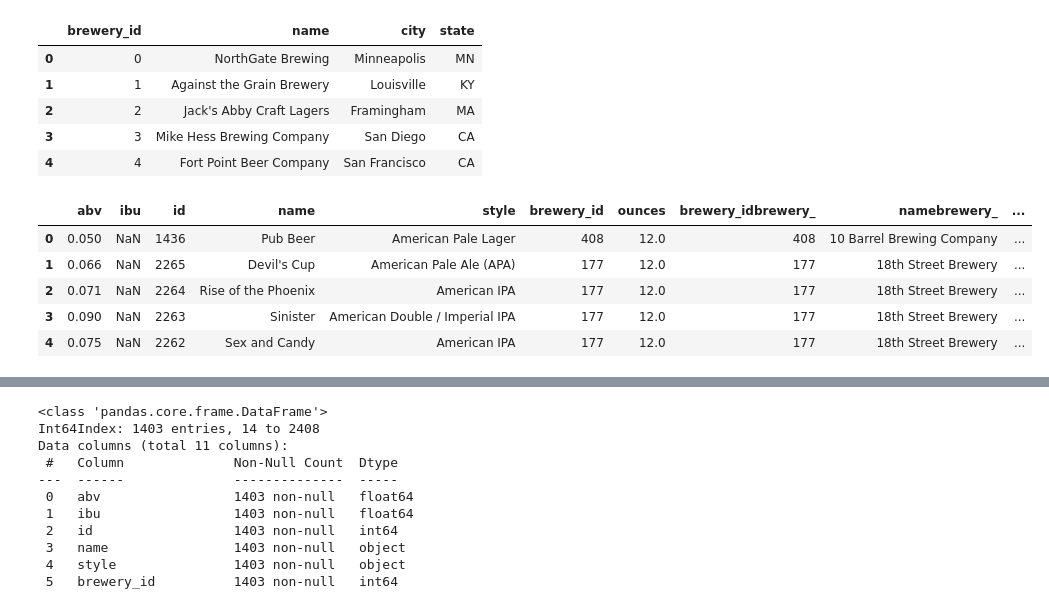
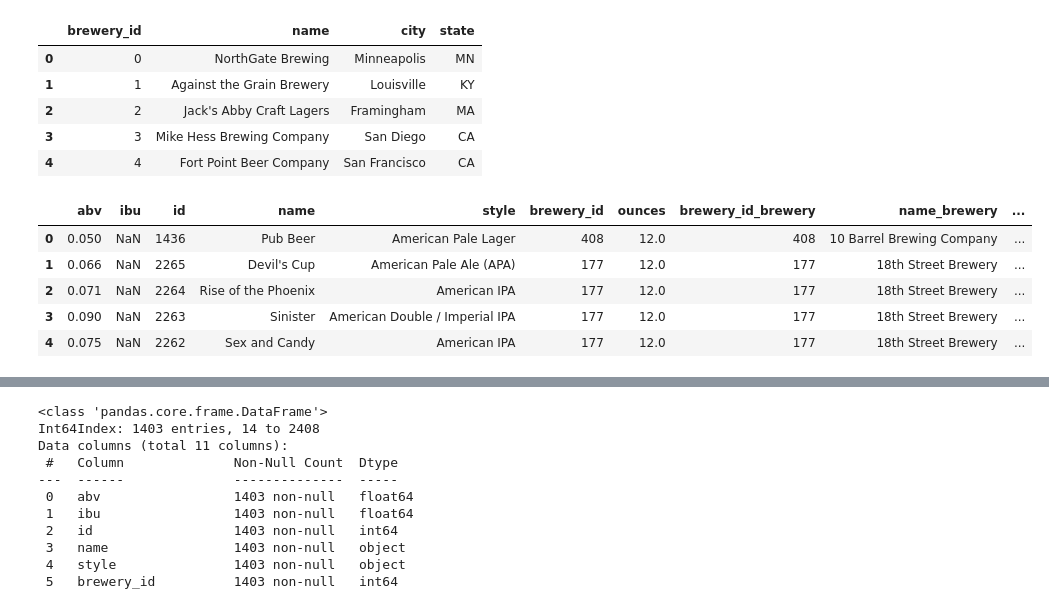
Before and after one commit to niklasax/Beer_Analytics, a Jupyter notebook: data_cleaning/data_cleaning.ipynb, the cells around one changed output, grey strips where cells are left out. Saved outputs shown, nothing was run; the diff lists cells and outputs as text; code cells hidden in the pictures.

Commit message:
updated cleaning notebook with further clenaing steps for duplicates and reading in data

```diff
--- a/data_cleaning/data_cleaning.ipynb
+++ b/data_cleaning/data_cleaning.ipynb
@@ -24,0 +4,12 @@ brewery_df.head()
+# %%
+# assign link to beer and brewery data
+beer_url_data = 'https://raw.githubusercontent.com/niklasax/Final_Project/main/CSV_Files/beers.csv'
+brewery_data_url = 'https://raw.githubusercontent.com/niklasax/Final_Project/main/CSV_Files/breweries.csv'
+
+# read in data into dataframes
+beers_df = pd.read_csv(beer_url_data)
+brewerys_df = pd.read_csv(brewery_data_url)
+
+#review dataframe structures
+beers_df.head()
+brewerys_df.head()
@@ -26,10 +30,10 @@ brewery_df.head()
 #drop column
 beers_df.drop('Unnamed: 0', axis=1, inplace=True)
 # %%
-#renme column
-brewery_df.columns[0]
-brewery_df.rename({'Unnamed: 0':'brewery_id'},axis=1, inplace=True)
-brewery_df.head()
+#renme column meant to be the id
+brewerys_df.columns[0]
+brewerys_df.rename({'Unnamed: 0':'brewery_id'},axis=1, inplace=True)
+brewerys_df.head()
 # %% [output]
 'Unnamed: 0'
 |  | brewery_id | name | city | state |
@@ -39,13 +43,13 @@ brewery_df.head()
 | 3 | 3 | Mike Hess Brewing Company | San Diego | CA |
 | 4 | 4 | Fort Point Beer Company | San Francisco | CA |
 # %%
-#merge columns
-merged_df = beers_df.join(brewery_df, how='left',on='brewery_id', rsuffix='brewery_')
+#merge dataframes using brewery_id column
+beer_merged_df = beers_df.join(brewerys_df, how='left',on='brewery_id', rsuffix='_brewery')
 # %%
-#review
-merged_df.head()
+#review merged dataframe
+beer_merged_df.head()
 # %% [output]
-|  | abv | ibu | id | name | style | brewery_id | ounces | brewery_idbrewery_ | namebrewery_ | ... |
+|  | abv | ibu | id | name | style | brewery_id | ounces | brewery_id_brewery | name_brewery | ... |
 | 0 | 0.050 | NaN | 1436 | Pub Beer | American Pale Lager | 408 | 12.0 | 408 | 10 Barrel Brewing Company | ... |
 | 1 | 0.066 | NaN | 2265 | Devil's Cup | American Pale Ale (APA) | 177 | 12.0 | 177 | 18th Street Brewery | ... |
 | 2 | 0.071 | NaN | 2264 | Rise of the Phoenix | American IPA | 177 | 12.0 | 177 | 18th Street Brewery | ... |
```
Also changed, not shown: parts of 23 cells of this notebook, 1 other file.
